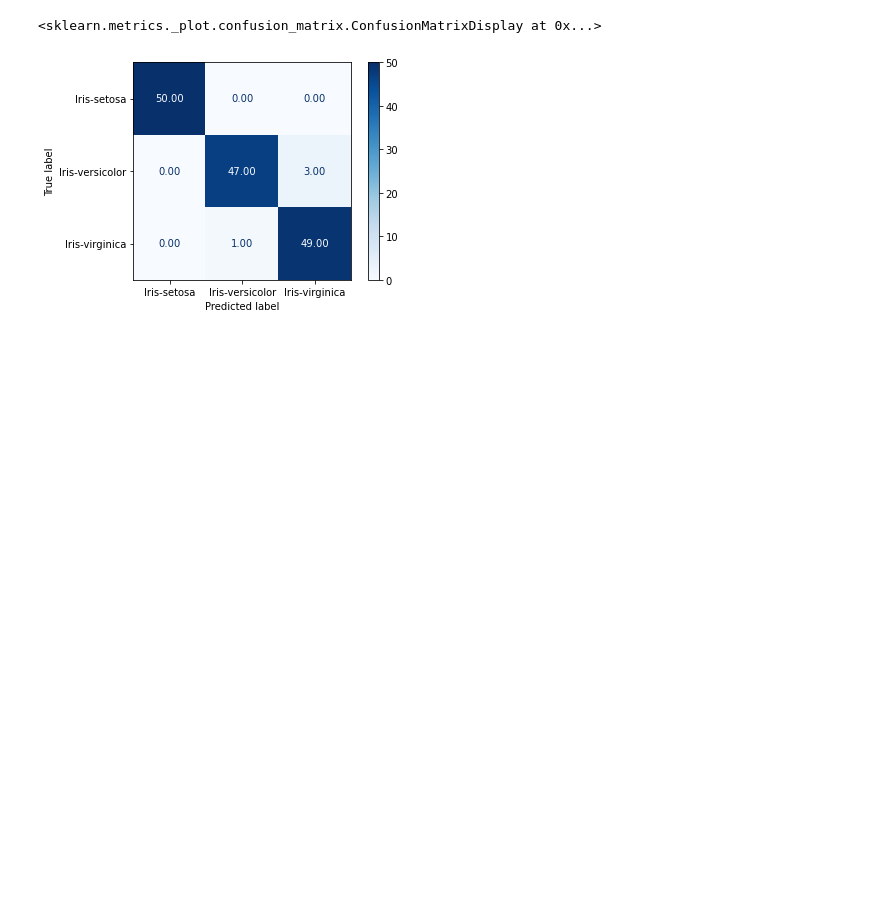
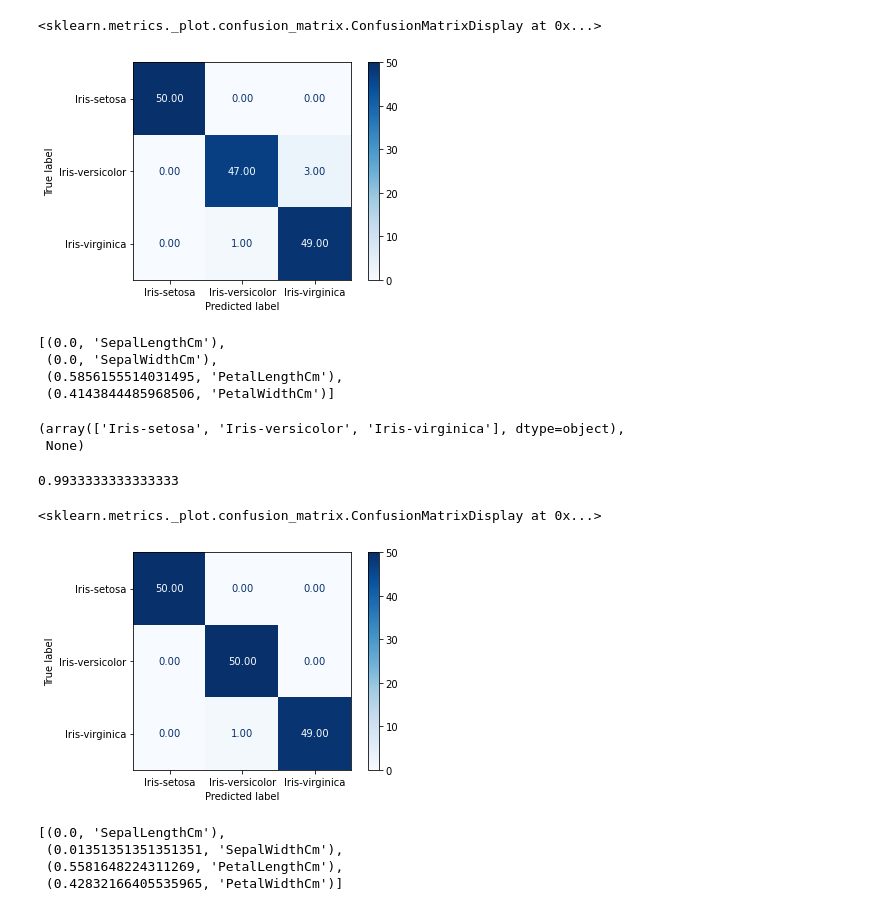
Before and after one commit to achiola/acamica, a Jupyter notebook: B01C11/iris.ipynb, the cells around one changed output. Saved outputs shown, nothing was run; the diff lists cells and outputs as text; code cells hidden in the pictures; blank space fills up the shorter version.

```diff
--- a/B01C11/iris.ipynb
+++ b/B01C11/iris.ipynb
@@ -75,3 +90,38 @@ plot_confusion_matrix(tree, X, y, cmap=plt.cm.Blues, values_format = '.2f')
 # %% [output]
 <sklearn.metrics._plot.confusion_matrix.ConfusionMatrixDisplay at 0x...>
 [figure]
+# %%
+list(zip(tree.feature_importances_, X.columns.to_list()))
+# %% [output]
+[(0.0, 'SepalLengthCm'),
+ (0.0, 'SepalWidthCm'),
+ (0.5856155514031495, 'PetalLengthCm'),
+ (0.4143844485968506, 'PetalWidthCm')]
+# %%
+tree.classes_
+# %% [output]
+(array(['Iris-setosa', 'Iris-versicolor', 'Iris-virginica'], dtype=object),
+ None)
+# %%
+# Creamos un objeto arbol
+tree = DecisionTreeClassifier(max_depth=4, random_state = 42)
+# lo entrenamos
+tree.fit(X, y)
+y_pred = tree.predict(X)
+
+# Comaparamos con las etiquetas reales
+accuracy_score(y_pred,y)
+# %% [output]
+0.9933333333333333
+# %%
+plot_confusion_matrix(tree, X, y, cmap=plt.cm.Blues, values_format = '.2f')
+# %% [output]
+<sklearn.metrics._plot.confusion_matrix.ConfusionMatrixDisplay at 0x...>
+[figure, added]
+# %%
+list(zip(tree.feature_importances_, X.columns.to_list()))
+# %% [output]
+[(0.0, 'SepalLengthCm'),
+ (0.01351351351351351, 'SepalWidthCm'),
+ (0.5581648224311269, 'PetalLengthCm'),
+ (0.42832166405535965, 'PetalWidthCm')]
```
Also changed, not shown: parts of 2 cells of this notebook, 22 other files.
